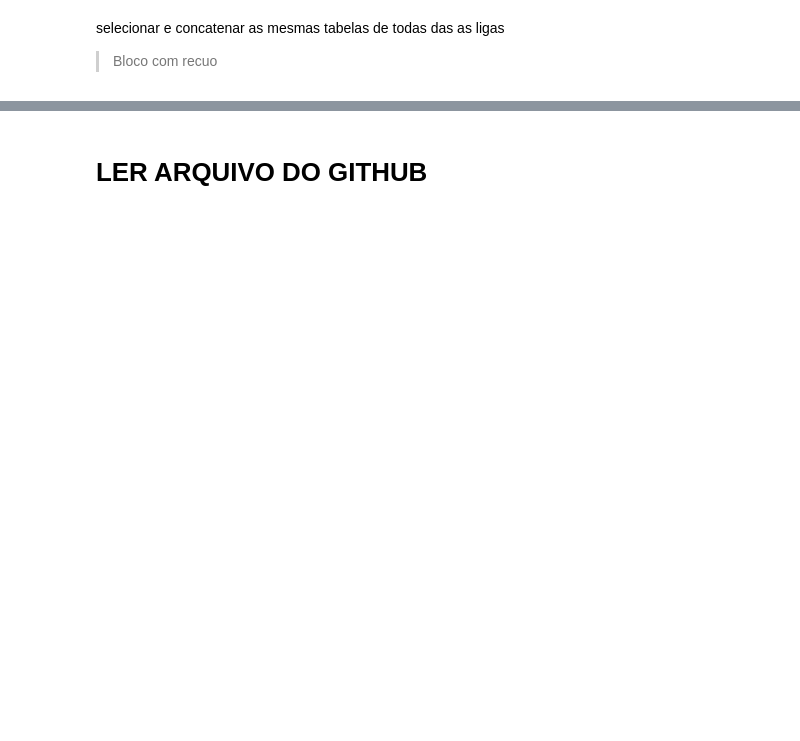
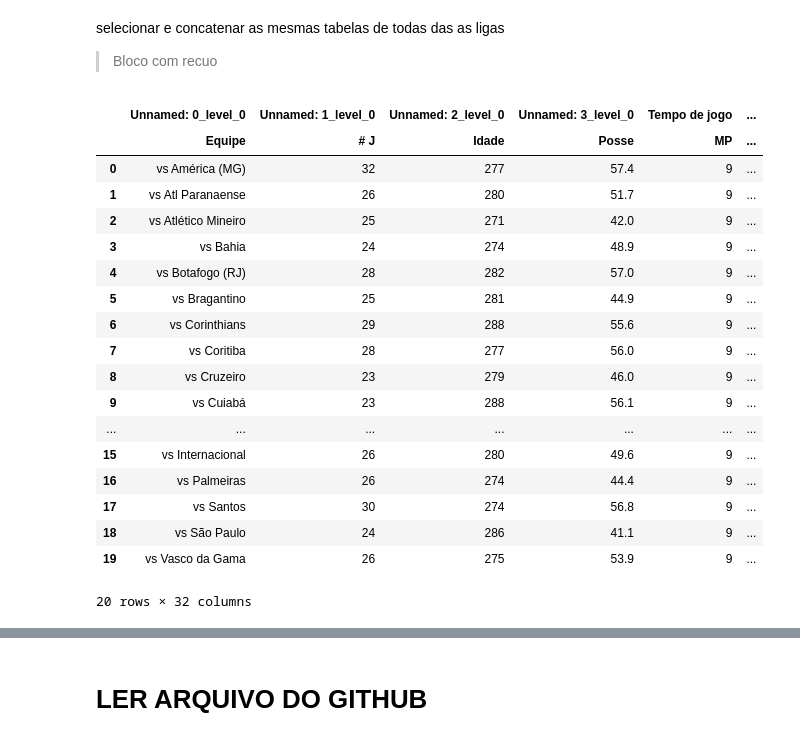
Before and after one commit to bola1318/base_de_dados, a Jupyter notebook: BrasileiroA_tabela.ipynb, the cells around one changed output, grey strips where cells are left out. Cells and saved outputs as stored; diff of their text form; code cells hidden in the pictures; blank space fills up the shorter version.

```diff
--- a/BrasileiroA_tabela.ipynb
+++ b/BrasileiroA_tabela.ipynb
@@ -65,3 +89,25 @@ selecionar e concatenar as mesmas tabelas de todas das as ligas
 # %%
 premier1 = df1[1]
 premier1.to_excel("brasila_Regular_season.xlsx")
+# %%
+df2[3]
+# %% [output]
+|  | Unnamed: 0_level_0 | Unnamed: 1_level_0 | Unnamed: 2_level_0 | Unnamed: 3_level_0 | Tempo de jogo | ... |
+|  | Equipe | # J | Idade | Posse | MP | ... |
+| 0 | vs América (MG) | 32 | 277 | 57.4 | 9 | ... |
+| 1 | vs Atl Paranaense | 26 | 280 | 51.7 | 9 | ... |
+| 2 | vs Atlético Mineiro | 25 | 271 | 42.0 | 9 | ... |
+| 3 | vs Bahia | 24 | 274 | 48.9 | 9 | ... |
+| 4 | vs Botafogo (RJ) | 28 | 282 | 57.0 | 9 | ... |
+| 5 | vs Bragantino | 25 | 281 | 44.9 | 9 | ... |
+| 6 | vs Corinthians | 29 | 288 | 55.6 | 9 | ... |
+| 7 | vs Coritiba | 28 | 277 | 56.0 | 9 | ... |
+| 8 | vs Cruzeiro | 23 | 279 | 46.0 | 9 | ... |
+| 9 | vs Cuiabá | 23 | 288 | 56.1 | 9 | ... |
+| ... | ... | ... | ... | ... | ... | ... |
+| 15 | vs Internacional | 26 | 280 | 49.6 | 9 | ... |
+| 16 | vs Palmeiras | 26 | 274 | 44.4 | 9 | ... |
+| 17 | vs Santos | 30 | 274 | 56.8 | 9 | ... |
+| 18 | vs São Paulo | 24 | 286 | 41.1 | 9 | ... |
+| 19 | vs Vasco da Gama | 26 | 275 | 53.9 | 9 | ... |
+20 rows × 32 columns
```
Also changed, not shown: parts of 26 cells of this notebook.
